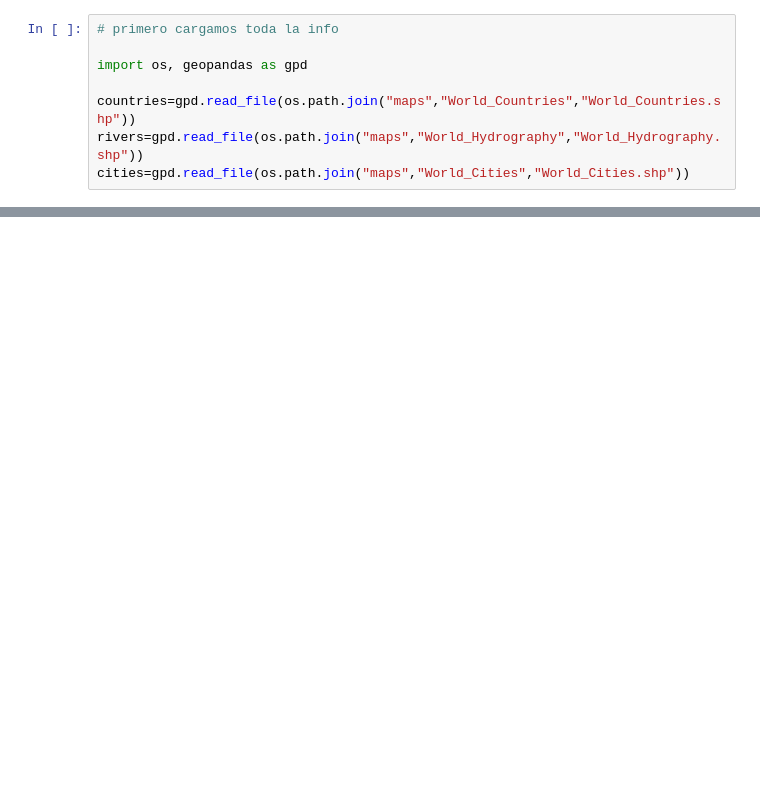
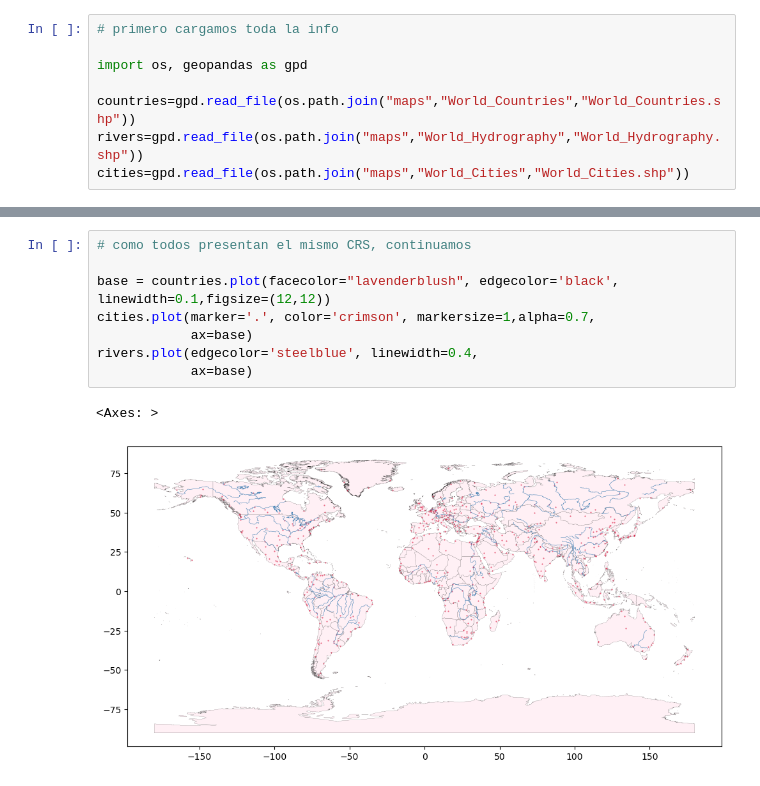
Before and after one commit to ZurinaGarcia/simpleplot, a Jupyter notebook: Untitled.ipynb, the cells around one changed output, grey strips where cells are left out. Cells and saved outputs as stored; diff of their text form; blank space fills up the shorter version.

```diff
--- a/Untitled.ipynb
+++ b/Untitled.ipynb
@@ -27,0 +79,11 @@ cities.plot()
+# %%
+# como todos presentan el mismo CRS, continuamos
+
+base = countries.plot(facecolor="lavenderblush", edgecolor='black', linewidth=0.1,figsize=(12,12))
+cities.plot(marker='.', color='crimson', markersize=1,alpha=0.7,
+            ax=base)
+rivers.plot(edgecolor='steelblue', linewidth=0.4,
+            ax=base)
+# %% [output]
+<Axes: >
+[figure, added]
```
Also changed, not shown: parts of 14 cells of this notebook.
